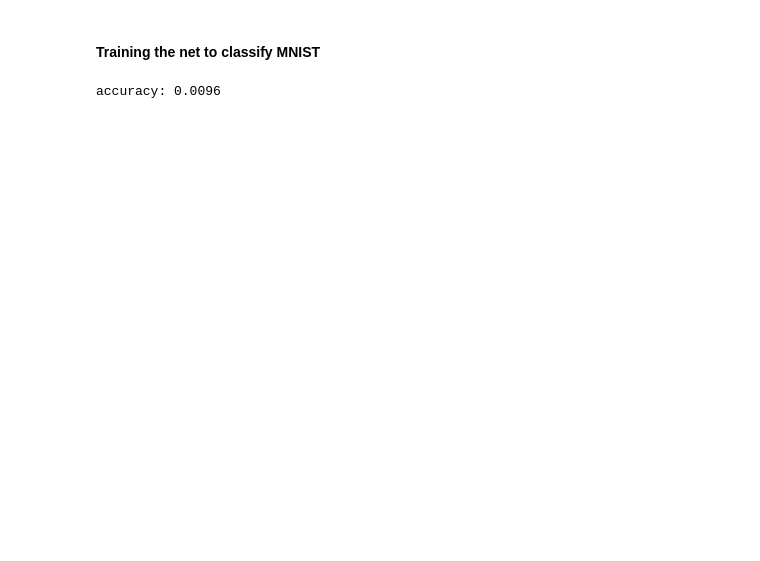
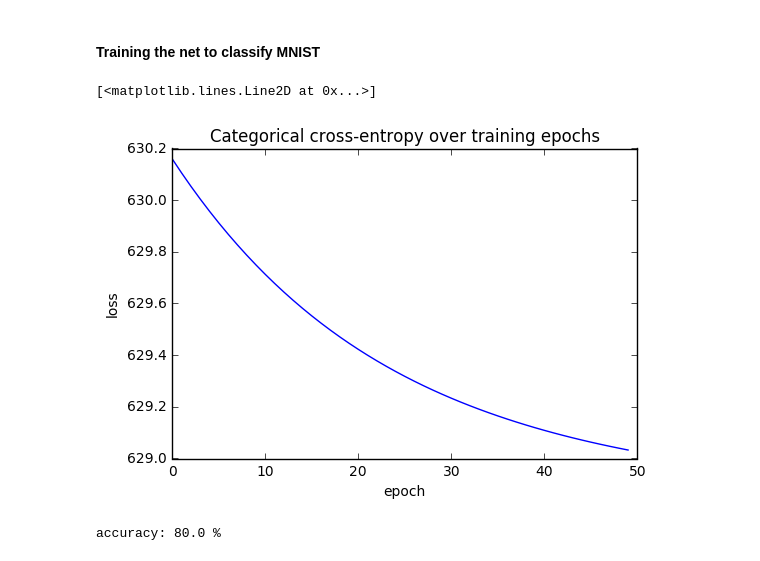
Before and after one commit to tsolakghukasyan/nn-course-at-rau-2018, a Jupyter notebook: hw2/Simple-Neural-Net-Implementaion-using-Numpy.ipynb, the cells around one changed output. Saved outputs shown, nothing was run; the diff lists cells and outputs as text; code cells hidden in the pictures; blank space fills up the shorter version.

```diff
--- a/hw2/Simple-Neural-Net-Implementaion-using-Numpy.ipynb
+++ b/hw2/Simple-Neural-Net-Implementaion-using-Numpy.ipynb
@@ -93,8 +105,17 @@ net.fit(mnist.train.images, mnist.train.labels)
+# %%
+# visualize loss minimization over training epochs
+plt.title("Categorical cross-entropy over training epochs")
+plt.xlabel("epoch")
+plt.ylabel("loss")
+plt.plot(range(50), loss)
+# %% [output]
+[<matplotlib.lines.Line2D at 0x...>]
+[figure, added]
 # %%
 # compute classification accuracy on test images
-y_pred = net.predict(mnist.test.images)
-y_true = mnist.test.labels
+y_pred = net.predict(mnist.test.images[:100])
+y_true = mnist.test.labels[:100]
 correct = np.sum(np.argmax(y_pred, axis=1) == np.argmax(y_true, axis=1))
-print('accuracy:', correct / len(y_true))
+print('accuracy:', 100 * correct / len(y_true), '%')
 # %% [output]
-accuracy: 0.0096
+accuracy: 80.0 %
```
Also changed, not shown: parts of 3 cells of this notebook, 2 other files.
